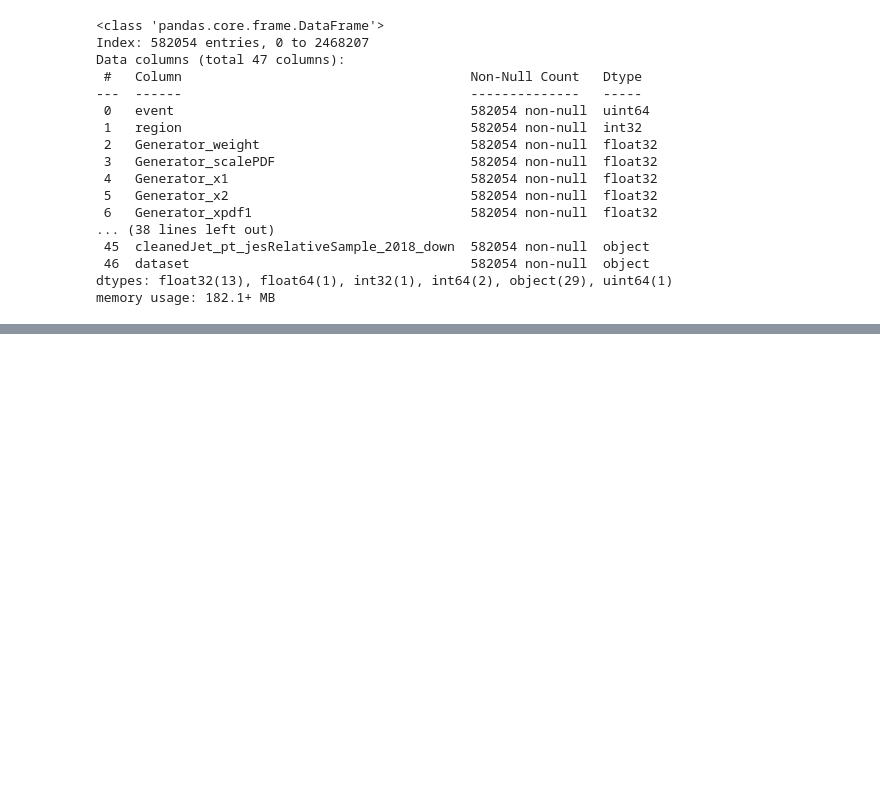
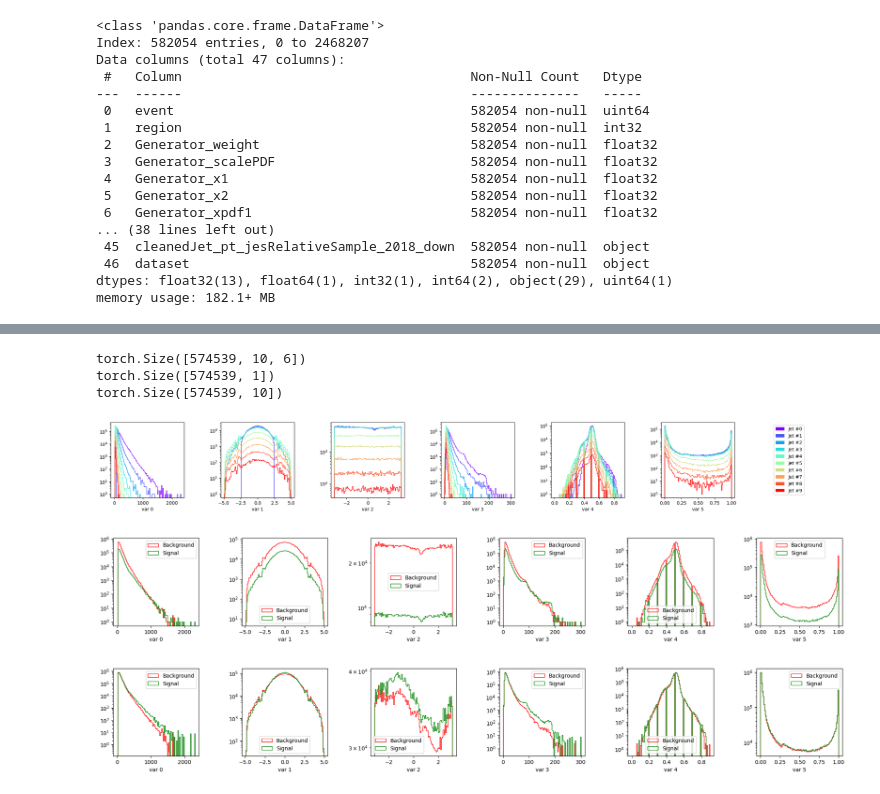
Before and after one commit to inigostibbe/msciproject, a Jupyter notebook: playground.ipynb, the cells around one changed output, grey strips where cells are left out. Saved outputs shown, nothing was run; the diff lists cells and outputs as text; code cells hidden in the pictures; blank space fills up the shorter version.

```diff
--- a/playground.ipynb
+++ b/playground.ipynb
@@ -71,0 +87,8 @@ df.describe()
+# %%
+df = remove_negative_events(df) # This removes events with negative weight_nominals
+df["target"] = create_target_labels(df["dataset"]) # This creates the target labels where 1 = ttH_HtoInvisible_M125 and 0 = other: will need to change this for multi classifcation
+apply_reweighting_per_class(df) # This applies the reweighting to the dataset to balance the classes
+
+reweighting = torch.Tensor(df['weight_training'].values) # Store the reweighting in a tensor,
+
+df["target"] = create_target_labels(df["dataset"])
@@ -71,0 +113,10 @@ df.describe()
+# %%
+# Now we deal with the awkward size jet arrays, these range in length from 5-14
+# We pad them to a fixed length and convert them to tensors, this function uses multiprocessing to speed up the process
+
+# First, seperate the array into chunks using split_dataframe()
+# Then, apply the function to each chunk using process_chunk()
+# ['pt','eta','phi','mass','area','btagDeepFlavB'] are the features/columns we want to keep
+# Then is outputs the padded arrays and the target labels as tensors
+
+X, y, pad_mask = awkward_to_inputs_parallel(df, n_processes=8, target_length=10) # Keeping first 10 jets
@@ -71,0 +126,12 @@ df.describe()
+# %%
+# The X is a tensor with 10 columns, 1 for each jet in the events, and within each jet there are 6 features
+# Missing values are padded with 0
+# The y tensor is the target labels
+# The pad_mask is a tensor with the same shape as X, with True where there is a value and False where there is a padding (no value)
+print(X.shape)
+print(y.shape)
+print(pad_mask.shape)
+# %% [output]
+torch.Size([574539, 10, 6])
+torch.Size([574539, 1])
+torch.Size([574539, 10])
@@ -71,0 +175,11 @@ df.describe()
+# %%
+from plotting import *
+
+# We now plot all the jets, then the background vs signal, then the background vs signal with reweighting
+fig = plot_inputs_per_multiplicity(X,y,pad_mask,bins=100,log=True,show=True)
+fig = plot_inputs_per_label(X,y,pad_mask,bins=100,log=True,show=True)
+fig = plot_inputs_per_label(X,y,pad_mask,bins=100,weights=reweighting,log=True,show=True)
+# %% [output]
+[figure, added]
+[figure, added]
+[figure, added]
```
Also changed, not shown: parts of 5 cells of this notebook, 1 other file.
